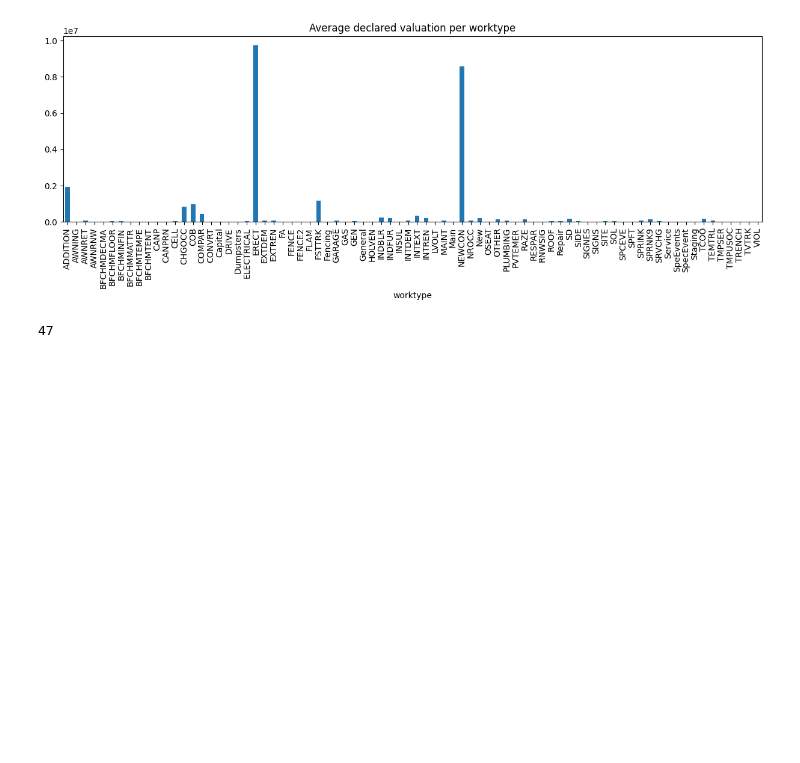
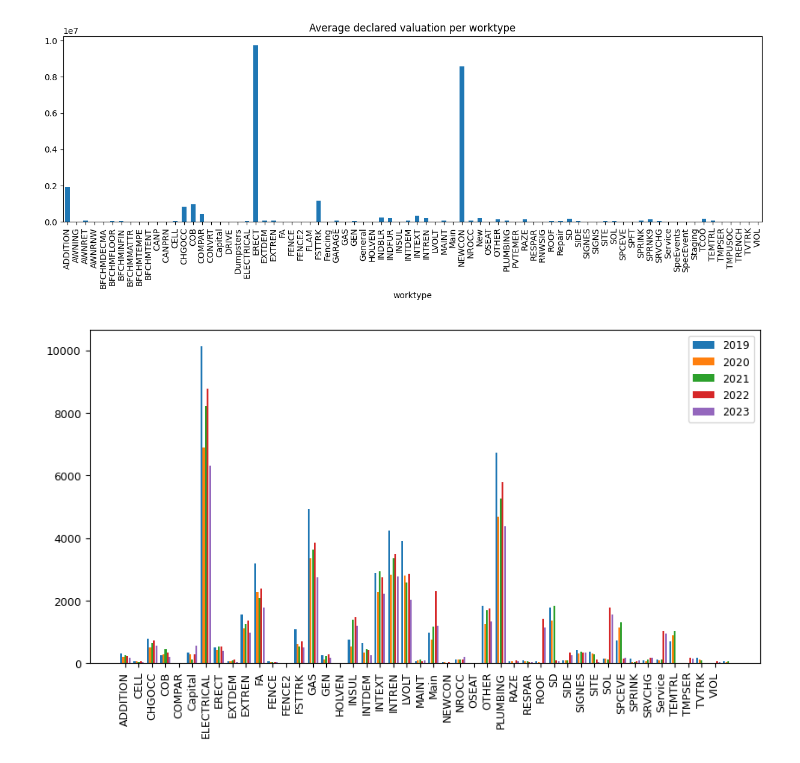
Before and after one commit to BU-Spark/ds-boston-permitting, a Jupyter notebook: fa23-team-c/Code/permits_EDA.ipynb, the cells around one changed output. Cells and saved outputs as stored; diff of their text form; code cells hidden in the pictures; blank space fills up the shorter version.

```diff
--- a/fa23-team-c/Code/permits_EDA.ipynb
+++ b/fa23-team-c/Code/permits_EDA.ipynb
@@ -110,42 +110,44 @@ val_per_type.plot(kind = 'bar', title='Average declared valuation per worktype',
 # %% [output]
 <Axes: title={'center': 'Average declared valuation per worktype'}, xlabel='worktype'>
 [figure]
-# %%
-filtered = permits[permits['issued_year'] == 2019]
-len(filtered['worktype'].unique())
-# %% [output]
-47
 # %%
 import matplotlib.pyplot as plt
 
 def bar_plot(ax, data, colors=None, total_width=0.8, single_width=1, legend=True):
     # Check if colors where provided, otherwhise use the default color cycle
     if colors is None:
         colors = plt.rcParams['axes.prop_cycle'].by_key()['color']
     n_bars = len(data)
     bar_width = total_width / n_bars
     bars = []
     for i, (name, values) in enumerate(data.items()):
         # The offset in x direction of that bar
         x_offset = (i - n_bars / 2) * bar_width + bar_width / 2
         # Draw a bar for every value of that type
         for x, y in enumerate(values):
             bar = ax.bar(x + x_offset, y, width=bar_width * single_width, color=colors[i % len(colors)])
         # Add a handle to the last drawn bar, which we'll need for the legend
         bars.append(bar[0])
     # Draw legend if we need
     if legend:
         ax.legend(bars, data.keys())
 
 worktype_counts = {}
 for year in range(2019, 2024):
     filtered = permits[permits['issued_year'] == year]
     permit_types = filtered.groupby(['worktype']).count()
+    if 'DRIVE' in permit_types.index:
+        permit_types.drop(index = 'DRIVE', inplace = True)
+    if 'CONVRT' in permit_types.index:
+        permit_types.drop(index = 'CONVRT', inplace = True)
+    # print(permit_types.head(10))
     worktype_counts[year] = (list(permit_types['object_id']))
 
 plt.rcParams.update({'font.size': 9})
 
-fig, ax = plt.subplots(figsize = (30, 15))
+fig, ax = plt.subplots(figsize = (10, 5))
 bar_plot(ax, worktype_counts, total_width=.8, single_width=.9)
-plt.xticks(range(48), permits[permits['issued_year'] == 2020]['worktype'].unique())
+plt.xticks(range(45), permit_types.index, rotation='vertical')
 plt.show()
+# %% [output]
+[figure, added]
```
Also changed, not shown: parts of 1 cell of this notebook.
